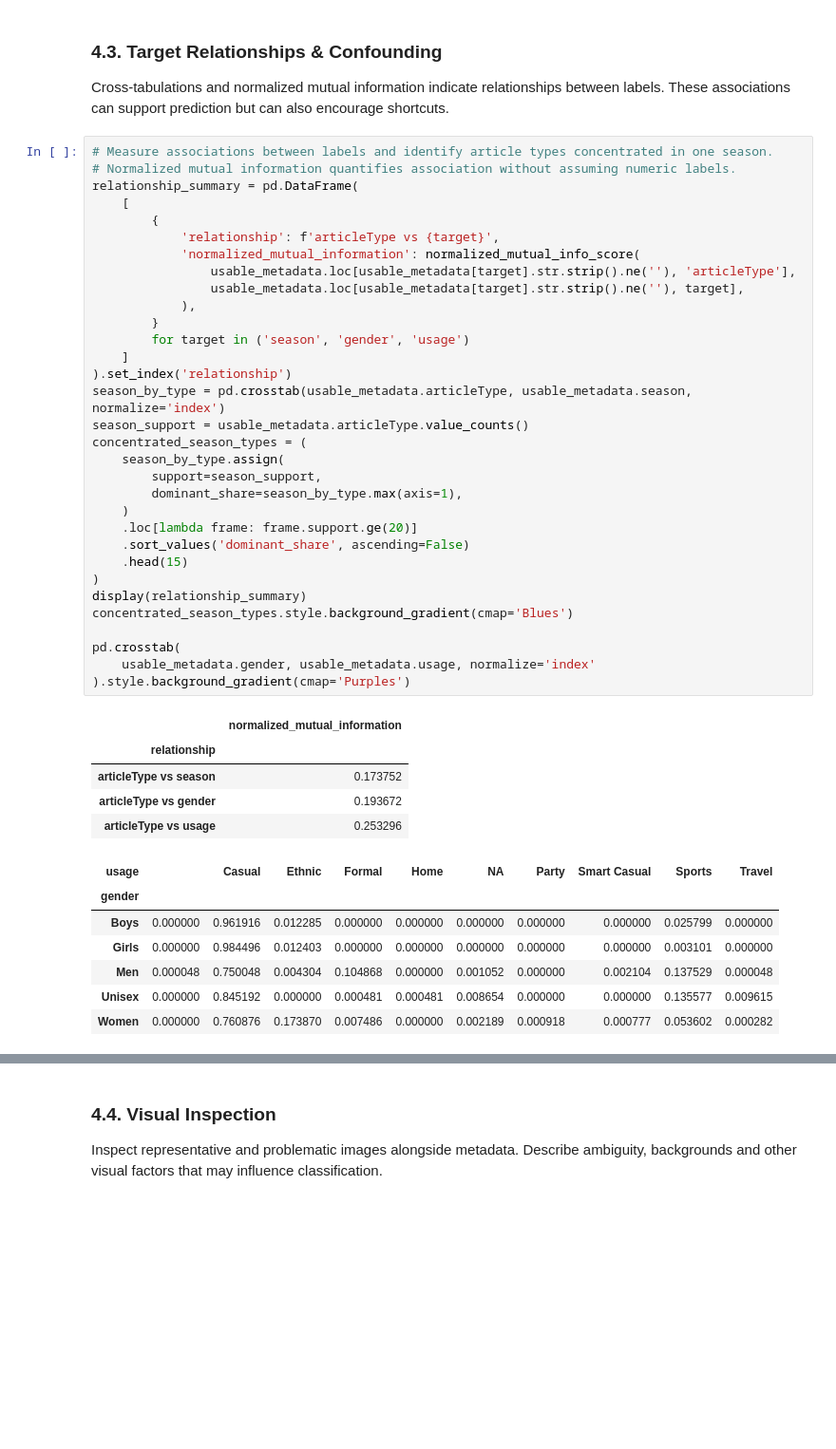
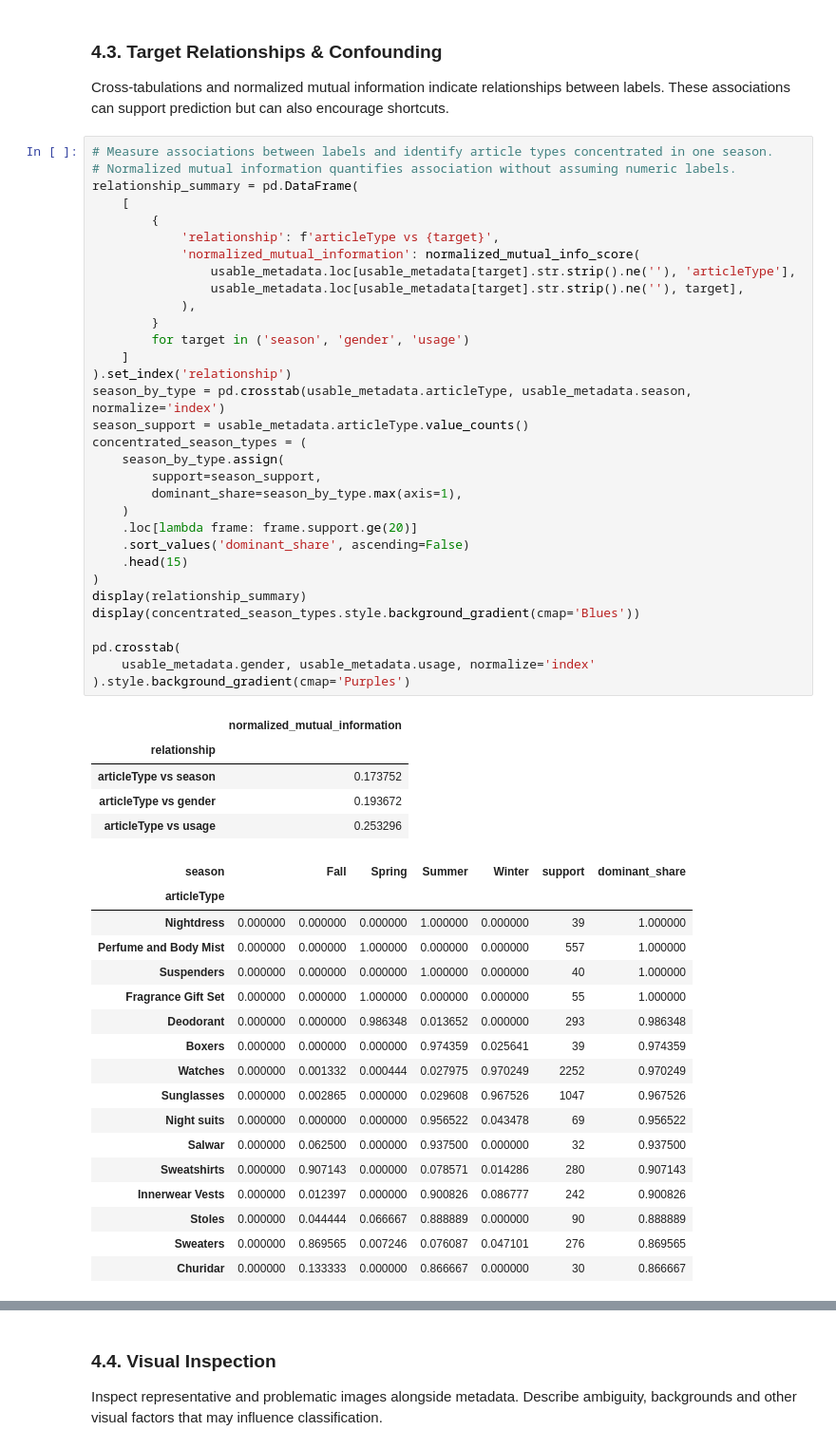
Before and after one commit to khoileuser/fashion-intelligence-classification, a Jupyter notebook: notebooks/task0_data_audit_eda.ipynb, the cells around one changed output, grey strips where cells are left out. Shown at 95% size. Saved outputs shown, nothing was run; the diff lists cells and outputs as text; blank space fills up the shorter version.

```diff
--- a/notebooks/task0_data_audit_eda.ipynb
+++ b/notebooks/task0_data_audit_eda.ipynb
@@ -301,38 +301,48 @@ relationship_summary = pd.DataFrame(
             'normalized_mutual_information': normalized_mutual_info_score(
                 usable_metadata.loc[usable_metadata[target].str.strip().ne(''), 'articleType'],
                 usable_metadata.loc[usable_metadata[target].str.strip().ne(''), target],
             ),
         }
         for target in ('season', 'gender', 'usage')
     ]
 ).set_index('relationship')
 season_by_type = pd.crosstab(usable_metadata.articleType, usable_metadata.season, normalize='index')
 season_support = usable_metadata.articleType.value_counts()
 concentrated_season_types = (
     season_by_type.assign(
         support=season_support,
         dominant_share=season_by_type.max(axis=1),
     )
     .loc[lambda frame: frame.support.ge(20)]
     .sort_values('dominant_share', ascending=False)
     .head(15)
 )
 display(relationship_summary)
-concentrated_season_types.style.background_gradient(cmap='Blues')
+display(concentrated_season_types.style.background_gradient(cmap='Blues'))
 
 pd.crosstab(
     usable_metadata.gender, usable_metadata.usage, normalize='index'
 ).style.background_gradient(cmap='Purples')
 # %% [output]
 |  | normalized_mutual_information |
 | relationship |  |
 | articleType vs season | 0.173752 |
 | articleType vs gender | 0.193672 |
 | articleType vs usage | 0.253296 |
-| usage |  | Casual | Ethnic | Formal | Home | NA | Party | Smart Casual | Sports | Travel |
-| gender |  |  |  |  |  |  |  |  |  |  |
-| Boys | 0.000000 | 0.961916 | 0.012285 | 0.000000 | 0.000000 | 0.000000 | 0.000000 | 0.000000 | 0.025799 | 0.000000 |
-| Girls | 0.000000 | 0.984496 | 0.012403 | 0.000000 | 0.000000 | 0.000000 | 0.000000 | 0.000000 | 0.003101 | 0.000000 |
-| Men | 0.000048 | 0.750048 | 0.004304 | 0.104868 | 0.000000 | 0.001052 | 0.000000 | 0.002104 | 0.137529 | 0.000048 |
-| Unisex | 0.000000 | 0.845192 | 0.000000 | 0.000481 | 0.000481 | 0.008654 | 0.000000 | 0.000000 | 0.135577 | 0.009615 |
-| Women | 0.000000 | 0.760876 | 0.173870 | 0.007486 | 0.000000 | 0.002189 | 0.000918 | 0.000777 | 0.053602 | 0.000282 |
+| season |  | Fall | Spring | Summer | Winter | support | dominant_share |
+| articleType |  |  |  |  |  |  |  |
+| Nightdress | 0.000000 | 0.000000 | 0.000000 | 1.000000 | 0.000000 | 39 | 1.000000 |
+| Perfume and Body Mist | 0.000000 | 0.000000 | 1.000000 | 0.000000 | 0.000000 | 557 | 1.000000 |
+| Suspenders | 0.000000 | 0.000000 | 0.000000 | 1.000000 | 0.000000 | 40 | 1.000000 |
+| Fragrance Gift Set | 0.000000 | 0.000000 | 1.000000 | 0.000000 | 0.000000 | 55 | 1.000000 |
+| Deodorant | 0.000000 | 0.000000 | 0.986348 | 0.013652 | 0.000000 | 293 | 0.986348 |
+| Boxers | 0.000000 | 0.000000 | 0.000000 | 0.974359 | 0.025641 | 39 | 0.974359 |
+| Watches | 0.000000 | 0.001332 | 0.000444 | 0.027975 | 0.970249 | 2252 | 0.970249 |
+| Sunglasses | 0.000000 | 0.002865 | 0.000000 | 0.029608 | 0.967526 | 1047 | 0.967526 |
+| Night suits | 0.000000 | 0.000000 | 0.000000 | 0.956522 | 0.043478 | 69 | 0.956522 |
+| Salwar | 0.000000 | 0.062500 | 0.000000 | 0.937500 | 0.000000 | 32 | 0.937500 |
+| Sweatshirts | 0.000000 | 0.907143 | 0.000000 | 0.078571 | 0.014286 | 280 | 0.907143 |
+| Innerwear Vests | 0.000000 | 0.012397 | 0.000000 | 0.900826 | 0.086777 | 242 | 0.900826 |
+| Stoles | 0.000000 | 0.044444 | 0.066667 | 0.888889 | 0.000000 | 90 | 0.888889 |
+| Sweaters | 0.000000 | 0.869565 | 0.007246 | 0.076087 | 0.047101 | 276 | 0.869565 |
+| Churidar | 0.000000 | 0.133333 | 0.000000 | 0.866667 | 0.000000 | 30 | 0.866667 |
```
Also changed, not shown: parts of 6 cells of this notebook, 12 other files.
